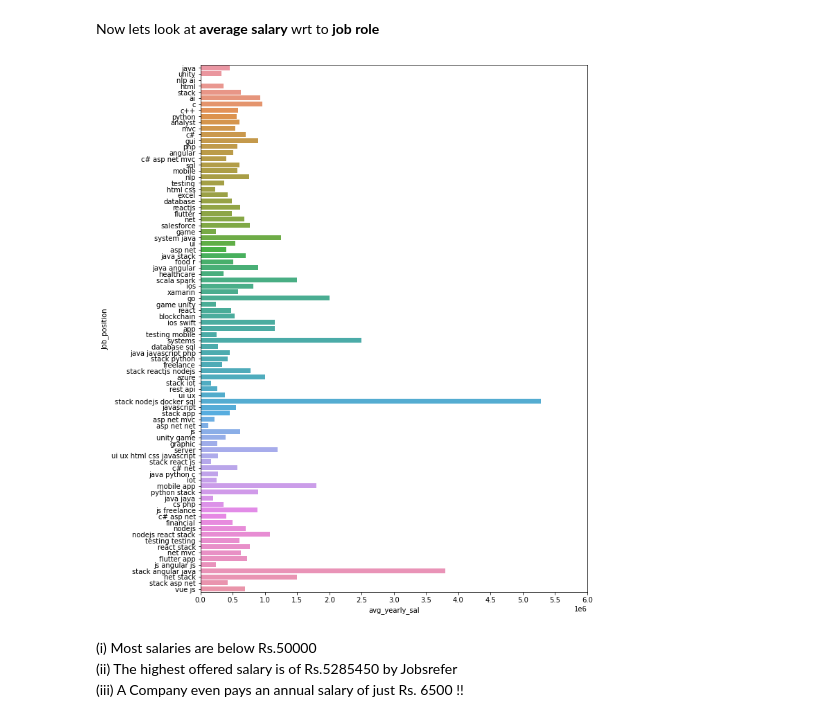
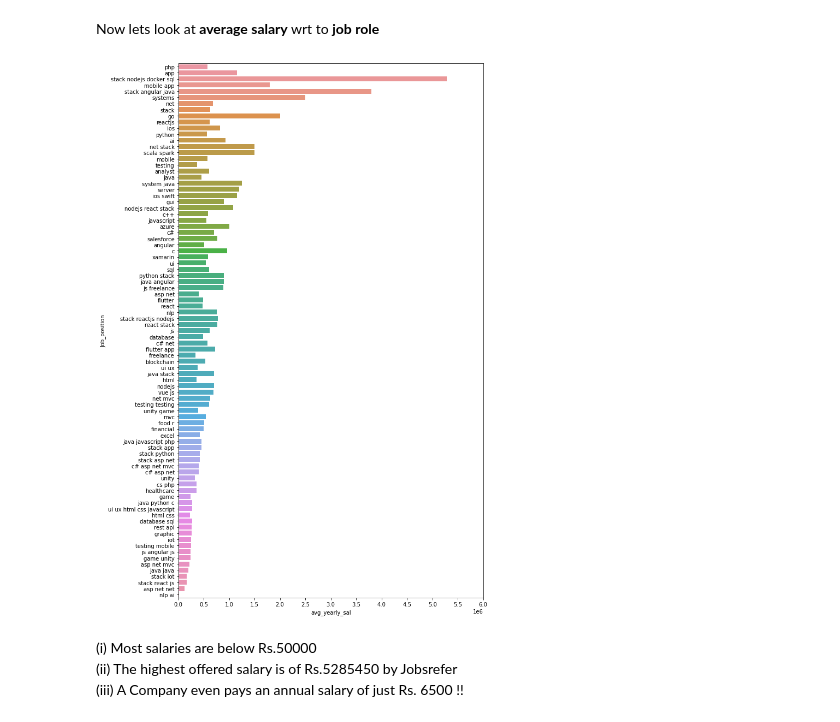
Before and after one commit to blaze-fire/Salary-Predictor, a Jupyter notebook: EDA.ipynb, the cells around one changed output. Drawn from its saved outputs; the diff is of its cells as text; code cells hidden in the pictures.

```diff
--- a/EDA.ipynb
+++ b/EDA.ipynb
@@ -111,6 +111,8 @@ most of other columns are weakly corelated
 Lets look at avg salary vs net experience
 # %% [markdown]
 Code for displaying values above bars taken from this post ( https://stackoverflow.com/questions/43214978/seaborn-barplot-displaying-values )
+# %%
+df['net_experience'] = df['net_experience'].replace(to_replace=[-990, -990000, 2000], value=-99)
 # %%
 freq = df.groupby(['net_experience'])['avg_yearly_sal'].median()
 freq = freq[freq>0]
@@ -240,12 +258,12 @@ Looks like most jobs are for front end, most popular framework is .net and the m
 # %% [markdown]
 Now lets look at <b>average salary</b> wrt to <b>job role</b>
 # %%
-plt.figure(figsize = (10,14))
-sns.barplot(y = 'Job_position', x = 'avg_yearly_sal', data =  df.loc[(df['avg_yearly_sal'] != 0) & (df['Job_position'] != 'na')], ci=False)
+plt.figure(figsize = (10,18))
+sns.barplot(y = 'Job_position', x = 'avg_yearly_sal', data =  df.loc[(df['avg_yearly_sal'] != 0) & (df['Job_position'] != 'na')].sort_values(by=['avg_yearly_sal'], ascending=False), ci=False)
 plt.xticks([0, 0.5e6, 1e6, 1.5e6, 2e6, 2.5e6, 3e6, 3.5e6, 4e6, 4.5e6, 5e6, 5.5e6, 6e6])
 plt.show()
 # %% [output]
-[figure, old version]
+[figure, new version]
 # %% [markdown]
 (i)   Most salaries are below Rs.50000 <br>
 (ii)  The highest offered salary is of Rs.5285450 by Jobsrefer<br>
```
Also changed, not shown: parts of 6 cells of this notebook, 4 other files.
